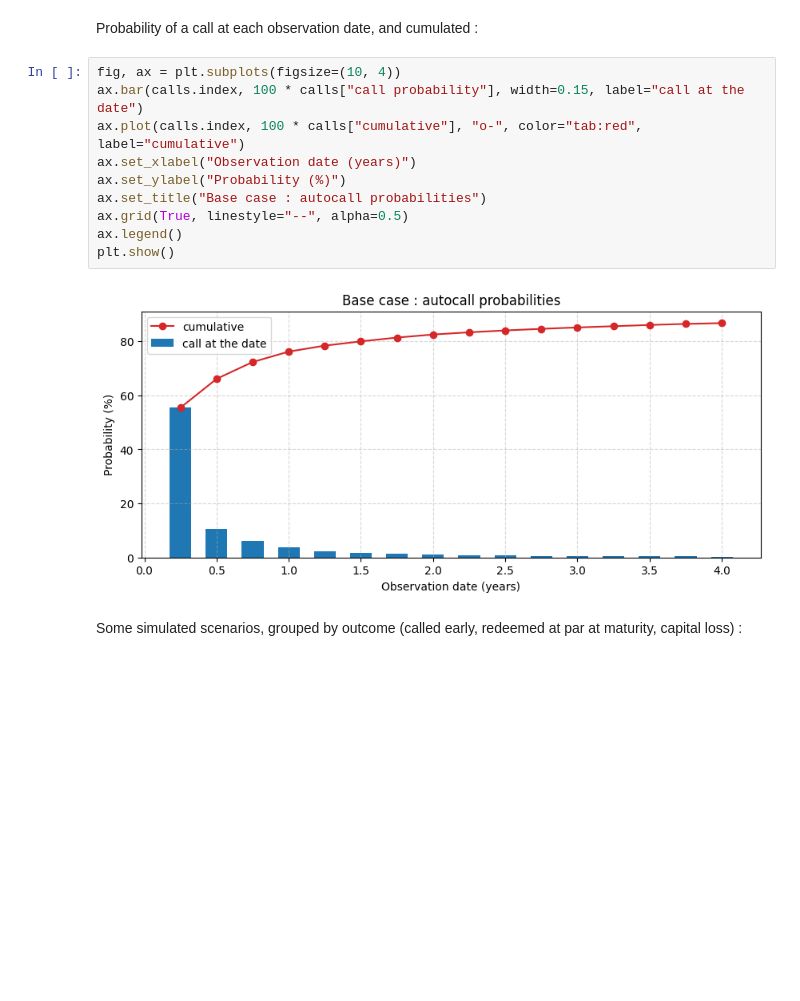
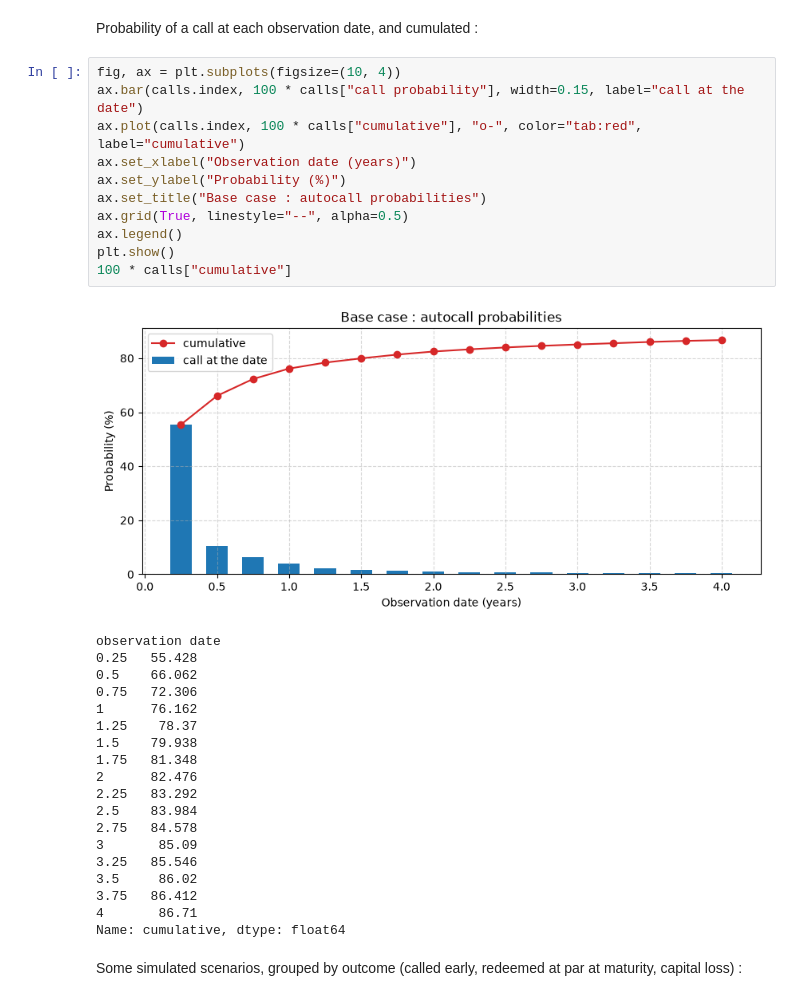
Before and after one commit to bengueddalauzonelias/portfolio, a Jupyter notebook: Products/Athena/athena_synthetic_pricing.ipynb, the cells around one changed output. Saved outputs shown, nothing was run; the diff lists cells and outputs as text; blank space fills up the shorter version.

```diff
--- a/Products/Athena/athena_synthetic_pricing.ipynb
+++ b/Products/Athena/athena_synthetic_pricing.ipynb
@@ -79,15 +79,34 @@ Probability of a call at each observation date, and cumulated :
 # %%
 fig, ax = plt.subplots(figsize=(10, 4))
 ax.bar(calls.index, 100 * calls["call probability"], width=0.15, label="call at the date")
 ax.plot(calls.index, 100 * calls["cumulative"], "o-", color="tab:red", label="cumulative")
 ax.set_xlabel("Observation date (years)")
 ax.set_ylabel("Probability (%)")
 ax.set_title("Base case : autocall probabilities")
 ax.grid(True, linestyle="--", alpha=0.5)
 ax.legend()
 plt.show()
+100 * calls["cumulative"]
 # %% [output]
-[figure, old version]
+[figure, new version]
+observation date
+0.25   55.428
+0.5    66.062
+0.75   72.306
+1      76.162
+1.25    78.37
+1.5    79.938
+1.75   81.348
+2      82.476
+2.25   83.292
+2.5    83.984
+2.75   84.578
+3       85.09
+3.25   85.546
+3.5     86.02
+3.75   86.412
+4       86.71
+Name: cumulative, dtype: float64
 # %% [markdown]
 Some simulated scenarios, grouped by outcome (called early, redeemed at par at maturity, capital loss) :
 # %%
```
Also changed, not shown: parts of 8 cells of this notebook.
